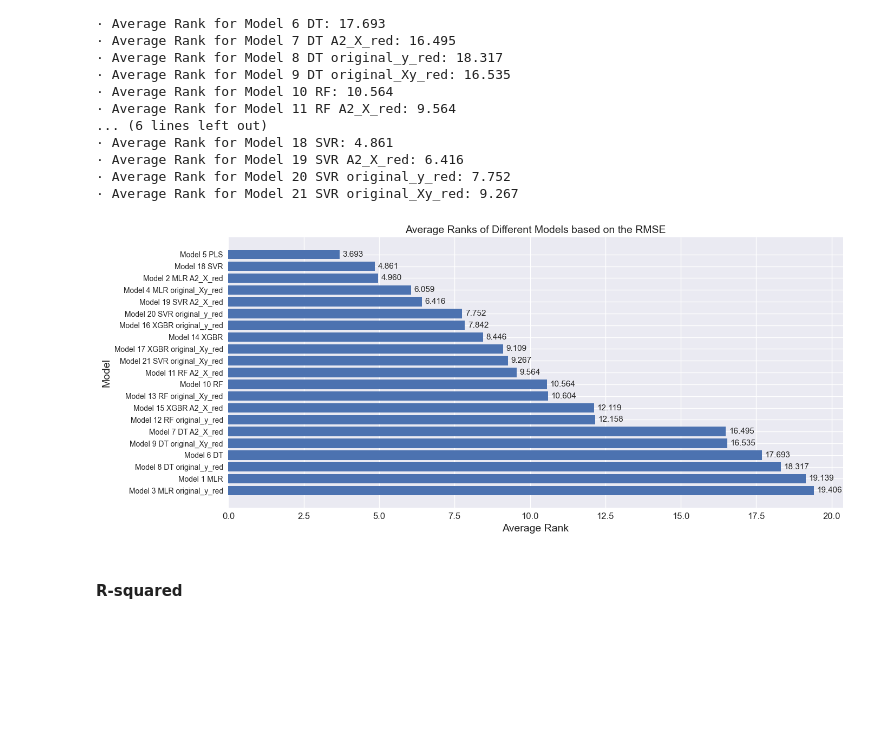
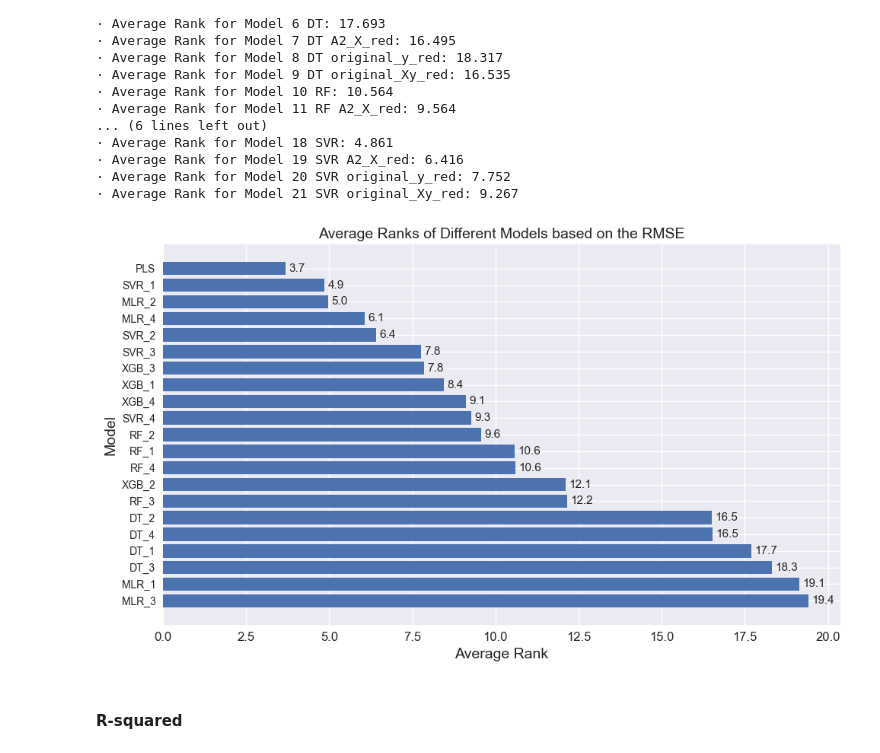
Before and after one commit to bernatsort/Therapy-Progress-Gait-Prediction, a Jupyter notebook: model_comparison.ipynb, the cells around one changed output. Saved outputs shown, nothing was run; the diff lists cells and outputs as text; code cells hidden in the pictures; blank space fills up the shorter version.

Commit message:
model comparisons change models names

```diff
--- a/model_comparison.ipynb
+++ b/model_comparison.ipynb
@@ -237,14 +237,25 @@ sorted_rmse3 = [0.2, 0.5, 0.5] # m2 m1 m3
 #ranks3: m2 gets rank 1, m1 gets rank ()
 #  m3 gets rank 1, model 1 gets ranks 3, model 3 gets rank 3
 # %%
+# model_names = [
+#                 'Model 1 MLR', 'Model 2 MLR A2_X_red', 'Model 3 MLR original_y_red', 'Model 4 MLR original_Xy_red',
+#                 'Model 5 PLS',
+#                 'Model 6 DT', 'Model 7 DT A2_X_red', 'Model 8 DT original_y_red', 'Model 9 DT original_Xy_red',
+#                 'Model 10 RF', 'Model 11 RF A2_X_red', 'Model 12 RF original_y_red', 'Model 13 RF original_Xy_red',
+#                 'Model 14 XGBR', 'Model 15 XGBR A2_X_red', 'Model 16 XGBR original_y_red', 'Model 17 XGBR original_Xy_red',
+#                 # 'Model 14 XGBR_sm', 'Model 15 XGBR_sm A2_X_red', 'Model 16 XGBR_sm original_y_red', 'Model 17 XGBR_sm original_Xy_red',
+#                 'Model 18 SVR', 'Model 19 SVR A2_X_red', 'Model 20 SVR original_y_red', 'Model 21 SVR original_Xy_red',
+#               ]
+
+
 model_names = [
-                'Model 1 MLR', 'Model 2 MLR A2_X_red', 'Model 3 MLR original_y_red', 'Model 4 MLR original_Xy_red',
-                'Model 5 PLS',
-                'Model 6 DT', 'Model 7 DT A2_X_red', 'Model 8 DT original_y_red', 'Model 9 DT original_Xy_red',
-                'Model 10 RF', 'Model 11 RF A2_X_red', 'Model 12 RF original_y_red', 'Model 13 RF original_Xy_red',
-                'Model 14 XGBR', 'Model 15 XGBR A2_X_red', 'Model 16 XGBR original_y_red', 'Model 17 XGBR original_Xy_red',
+                'MLR_1', 'MLR_2', 'MLR_3', 'MLR_4',
+                'PLS',
+                'DT_1', 'DT_2', 'DT_3', 'DT_4',
+                'RF_1', 'RF_2', 'RF_3', 'RF_4',
+                'XGB_1', 'XGB_2', 'XGB_3', 'XGB_4',
                 # 'Model 14 XGBR_sm', 'Model 15 XGBR_sm A2_X_red', 'Model 16 XGBR_sm original_y_red', 'Model 17 XGBR_sm original_Xy_red',
-                'Model 18 SVR', 'Model 19 SVR A2_X_red', 'Model 20 SVR original_y_red', 'Model 21 SVR original_Xy_red',
+                'SVR_1', 'SVR_2', 'SVR_3', 'SVR_4',
               ]
 # %% [markdown]
 #### RMSE
@@ -293,26 +304,26 @@ RMSE:
 # %%
 # Sort model names and average ranks in ascending order
 sorted_indices = np.argsort(average_ranks_rmse)
 model_names_sorted = [model_names[i] for i in sorted_indices]
 average_ranks_sorted = [average_ranks_rmse[i] for i in sorted_indices]
 
 # Create a bar plot
-plt.figure(figsize=(14, 6))
+plt.figure(figsize=(10, 6))
 plt.barh(model_names_sorted, average_ranks_sorted)
 plt.xlabel('Average Rank', fontsize=14)
 plt.ylabel('Model',fontsize=14)
 plt.title('Average Ranks of Different Models based on the RMSE',fontsize=14)
 plt.gca().invert_yaxis()  # Invert y-axis to have the highest rank on top
 
 # Add data labels on the bars
 for index, value in enumerate(average_ranks_sorted):
-    plt.text(value + 0.1, index, f'{value:.3f}', va='center', fontsize=11)
+    plt.text(value + 0.1, index, f'{value:.1f}', va='center', fontsize=11)
 # Increase the size of the x-axis tick labels
 plt.xticks(fontsize=12)
 plt.tight_layout()
 plt.show()
 # %% [output]
-[figure, old version]
+[figure, new version]
 # %% [markdown]
 #### R-squared
 # %%
```
Also changed, not shown: parts of 2 cells of this notebook.
